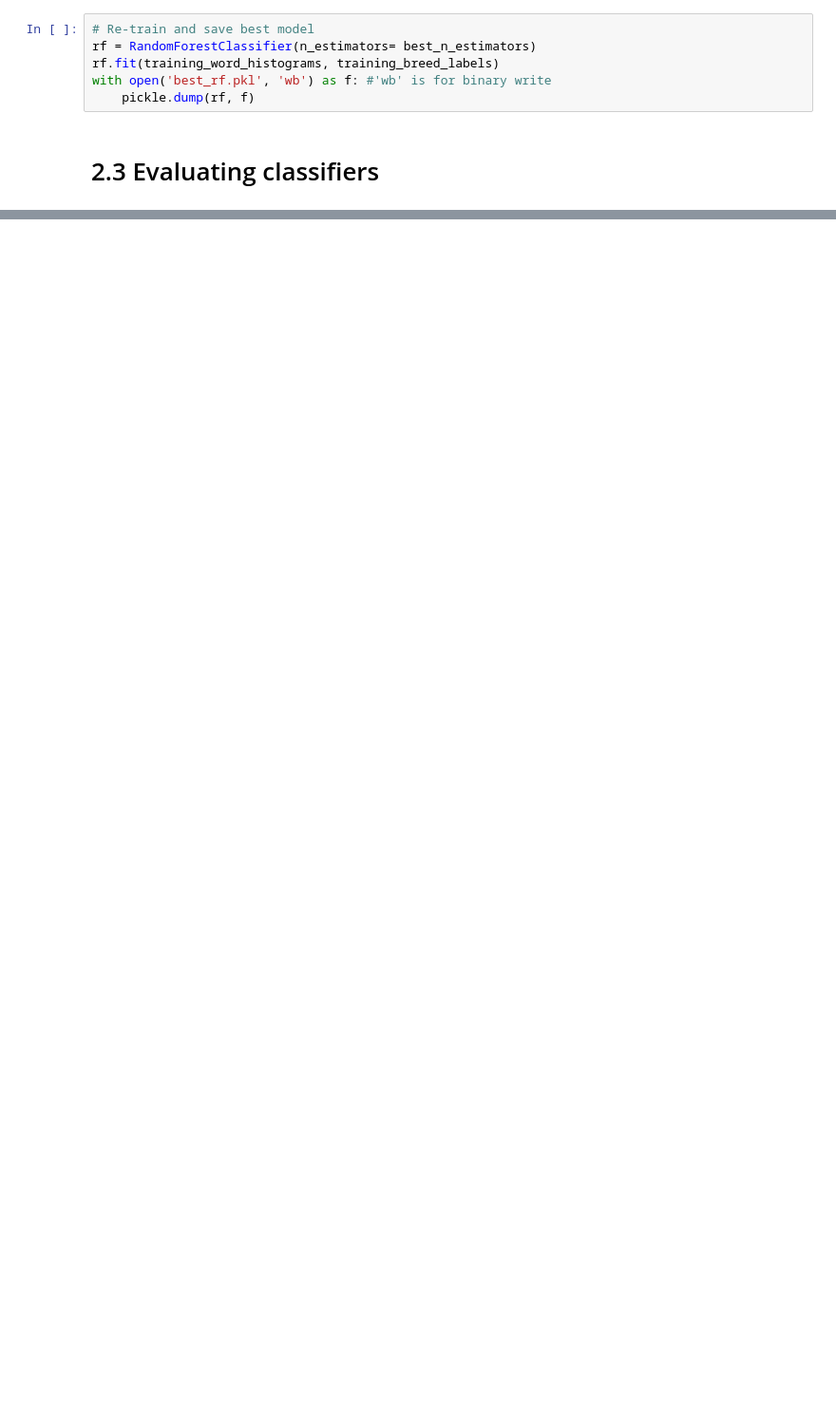
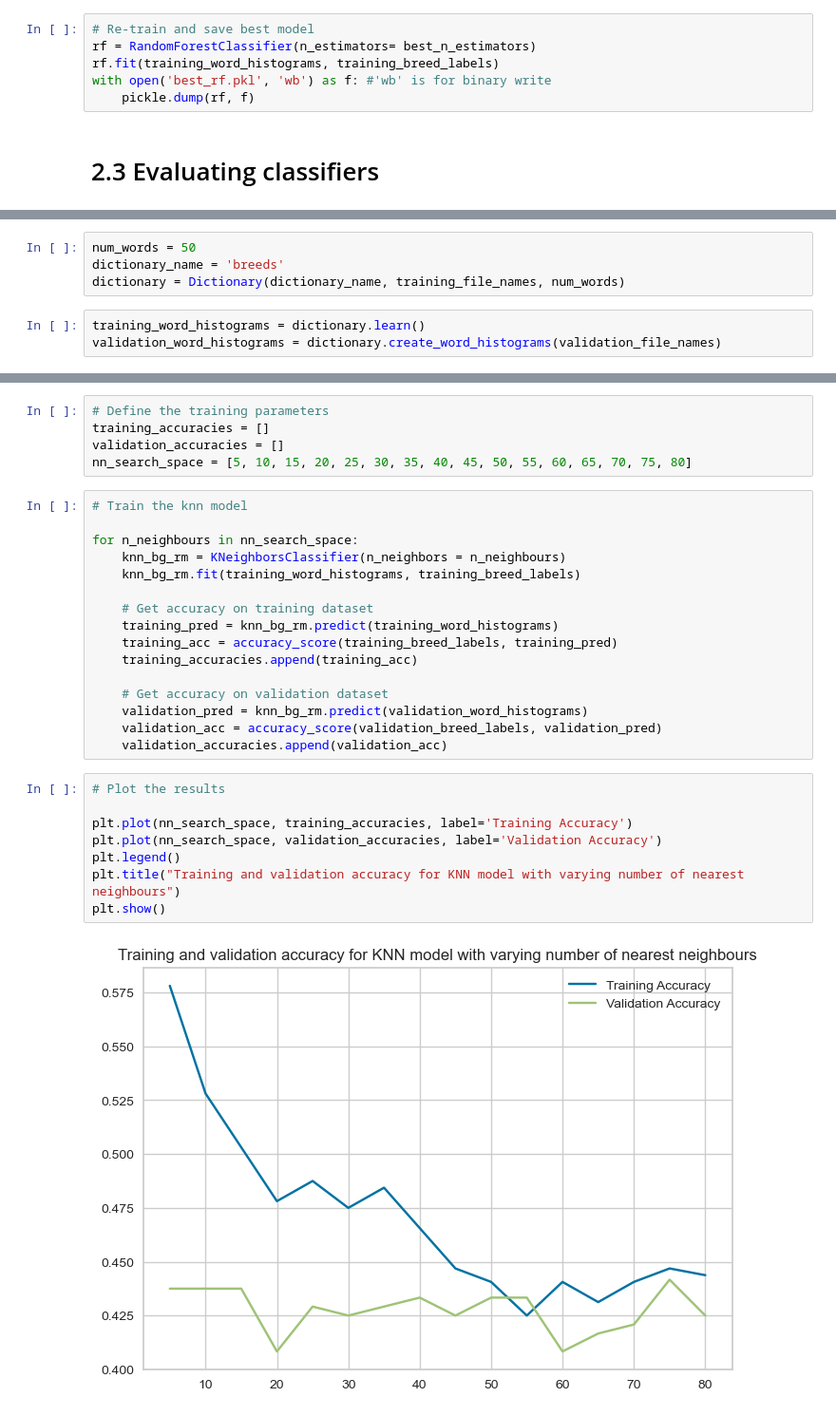
Before and after one commit to BrentonAD/SIT789-Task4-3P, a Jupyter notebook: Brenton-Adey-Notebook.ipynb, the cells around one changed output, grey strips where cells are left out. Shown at 95% size. Cells and saved outputs as stored; diff of their text form; blank space fills up the shorter version.

Commit message:
Added comparison with bg removed images

```diff
--- a/Brenton-Adey-Notebook.ipynb
+++ b/Brenton-Adey-Notebook.ipynb
@@ -398,0 +435,7 @@ plt.show()
+# %%
+num_words = 50
+dictionary_name = 'breeds'
+dictionary = Dictionary(dictionary_name, training_file_names, num_words)
+# %%
+training_word_histograms = dictionary.learn()
+validation_word_histograms = dictionary.create_word_histograms(validation_file_names)
@@ -398,0 +448,31 @@ plt.show()
+# %%
+# Define the training parameters
+training_accuracies = []
+validation_accuracies = []
+nn_search_space = [5, 10, 15, 20, 25, 30, 35, 40, 45, 50, 55, 60, 65, 70, 75, 80]
+# %%
+# Train the knn model
+
+for n_neighbours in nn_search_space:
+    knn_bg_rm = KNeighborsClassifier(n_neighbors = n_neighbours)
+    knn_bg_rm.fit(training_word_histograms, training_breed_labels)
+
+    # Get accuracy on training dataset
+    training_pred = knn_bg_rm.predict(training_word_histograms)
+    training_acc = accuracy_score(training_breed_labels, training_pred)
+    training_accuracies.append(training_acc)
+
+    # Get accuracy on validation dataset
+    validation_pred = knn_bg_rm.predict(validation_word_histograms)
+    validation_acc = accuracy_score(validation_breed_labels, validation_pred)
+    validation_accuracies.append(validation_acc)
+# %%
+# Plot the results
+
+plt.plot(nn_search_space, training_accuracies, label='Training Accuracy')
+plt.plot(nn_search_space, validation_accuracies, label='Validation Accuracy')
+plt.legend()
+plt.title("Training and validation accuracy for KNN model with varying number of nearest neighbours")
+plt.show()
+# %% [output]
+[figure, added]
```
Also changed, not shown: parts of 25 cells of this notebook, 1 other file.
